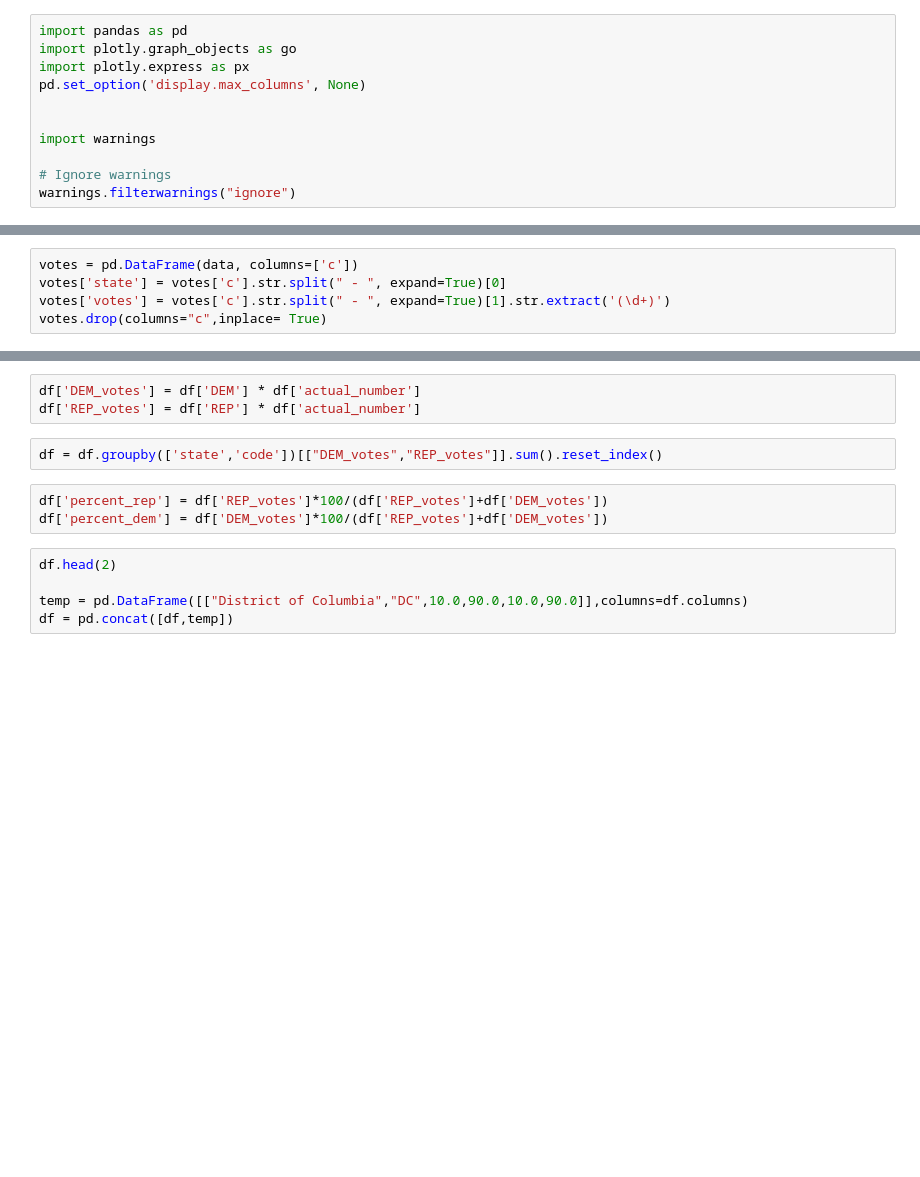
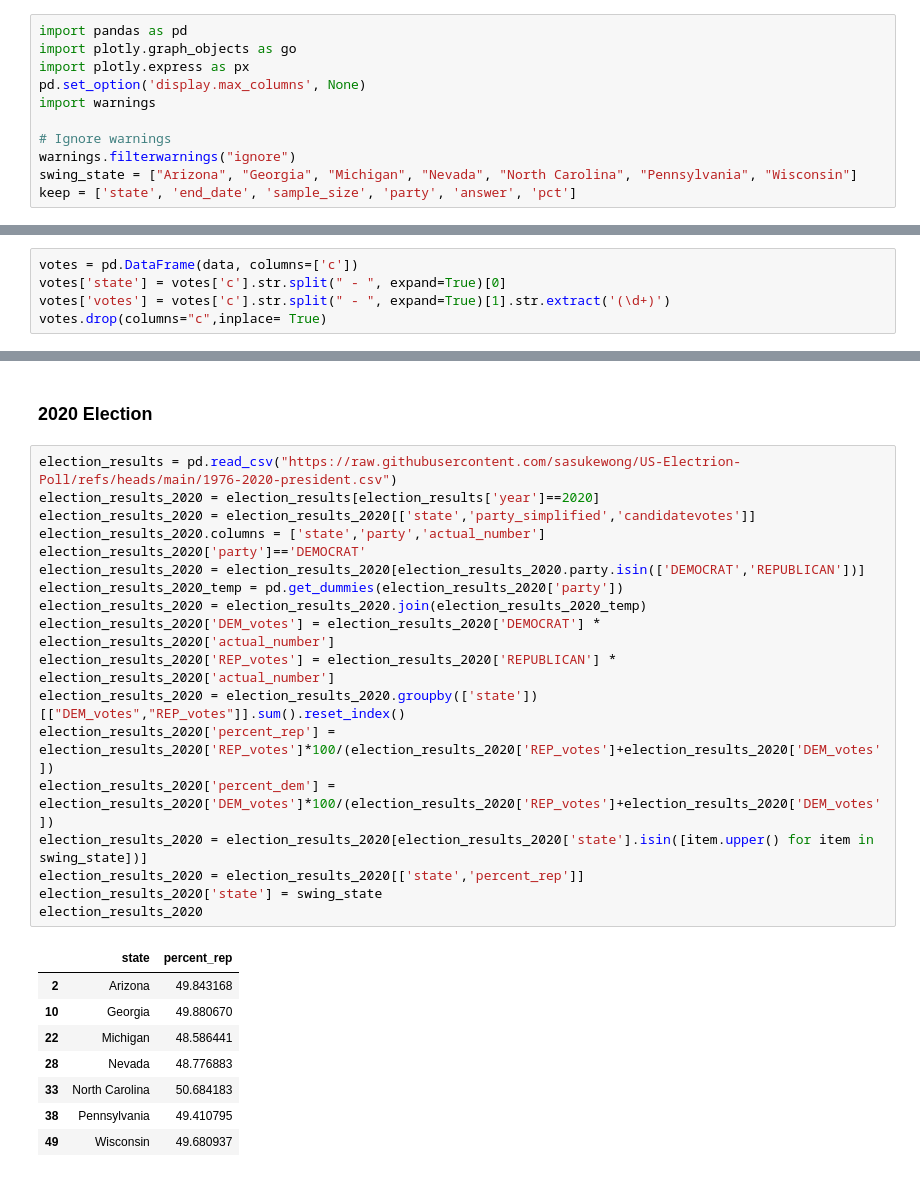
Before and after one commit to sasukewong/US-Electrion-Poll, a Jupyter notebook: US_Election_Poll_Analysis.ipynb, the cells around one changed output, grey strips where cells are left out. Saved outputs shown, nothing was run; the diff lists cells and outputs as text; blank space fills up the shorter version.

```diff
--- a/US_Election_Poll_Analysis.ipynb
+++ b/US_Election_Poll_Analysis.ipynb
@@ -3,9 +5,9 @@ import pandas as pd
 import plotly.graph_objects as go
 import plotly.express as px
 pd.set_option('display.max_columns', None)
-
-
 import warnings
 
 # Ignore warnings
 warnings.filterwarnings("ignore")
+swing_state = ["Arizona", "Georgia", "Michigan", "Nevada", "North Carolina", "Pennsylvania", "Wisconsin"]
+keep = ['state', 'end_date', 'sample_size', 'party', 'answer', 'pct']
@@ -58,13 +71,29 @@ df = df.join(df_temp)
-# %%
-df['DEM_votes'] = df['DEM'] * df['actual_number']
-df['REP_votes'] = df['REP'] * df['actual_number']
-# %%
-df = df.groupby(['state','code'])[["DEM_votes","REP_votes"]].sum().reset_index()
-# %%
-df['percent_rep'] = df['REP_votes']*100/(df['REP_votes']+df['DEM_votes'])
-df['percent_dem'] = df['DEM_votes']*100/(df['REP_votes']+df['DEM_votes'])
-# %%
-df.head(2)
-
-temp = pd.DataFrame([["District of Columbia","DC",10.0,90.0,10.0,90.0]],columns=df.columns)
-df = pd.concat([df,temp])
+# %% [markdown]
+### 2020 Election
+# %%
+election_results = pd.read_csv("https://raw.githubusercontent.com/sasukewong/US-Electrion-Poll/refs/heads/main/1976-2020-president.csv")
+election_results_2020 = election_results[election_results['year']==2020]
+election_results_2020 = election_results_2020[['state','party_simplified','candidatevotes']]
+election_results_2020.columns = ['state','party','actual_number']
+election_results_2020['party']=='DEMOCRAT'
+election_results_2020 = election_results_2020[election_results_2020.party.isin(['DEMOCRAT','REPUBLICAN'])]
+election_results_2020_temp = pd.get_dummies(election_results_2020['party'])
+election_results_2020 = election_results_2020.join(election_results_2020_temp)
+election_results_2020['DEM_votes'] = election_results_2020['DEMOCRAT'] * election_results_2020['actual_number']
+election_results_2020['REP_votes'] = election_results_2020['REPUBLICAN'] * election_results_2020['actual_number']
+election_results_2020 = election_results_2020.groupby(['state'])[["DEM_votes","REP_votes"]].sum().reset_index()
+election_results_2020['percent_rep'] = election_results_2020['REP_votes']*100/(election_results_2020['REP_votes']+election_results_2020['DEM_votes'])
+election_results_2020['percent_dem'] = election_results_2020['DEM_votes']*100/(election_results_2020['REP_votes']+election_results_2020['DEM_votes'])
+election_results_2020 = election_results_2020[election_results_2020['state'].isin([item.upper() for item in swing_state])]
+election_results_2020 = election_results_2020[['state','percent_rep']]
+election_results_2020['state'] = swing_state
+election_results_2020
+# %% [output]
+|  | state | percent_rep |
+| 2 | Arizona | 49.843168 |
+| 10 | Georgia | 49.880670 |
+| 22 | Michigan | 48.586441 |
+| 28 | Nevada | 48.776883 |
+| 33 | North Carolina | 50.684183 |
+| 38 | Pennsylvania | 49.410795 |
+| 49 | Wisconsin | 49.680937 |
```
Also changed, not shown: parts of 24 cells of this notebook.
